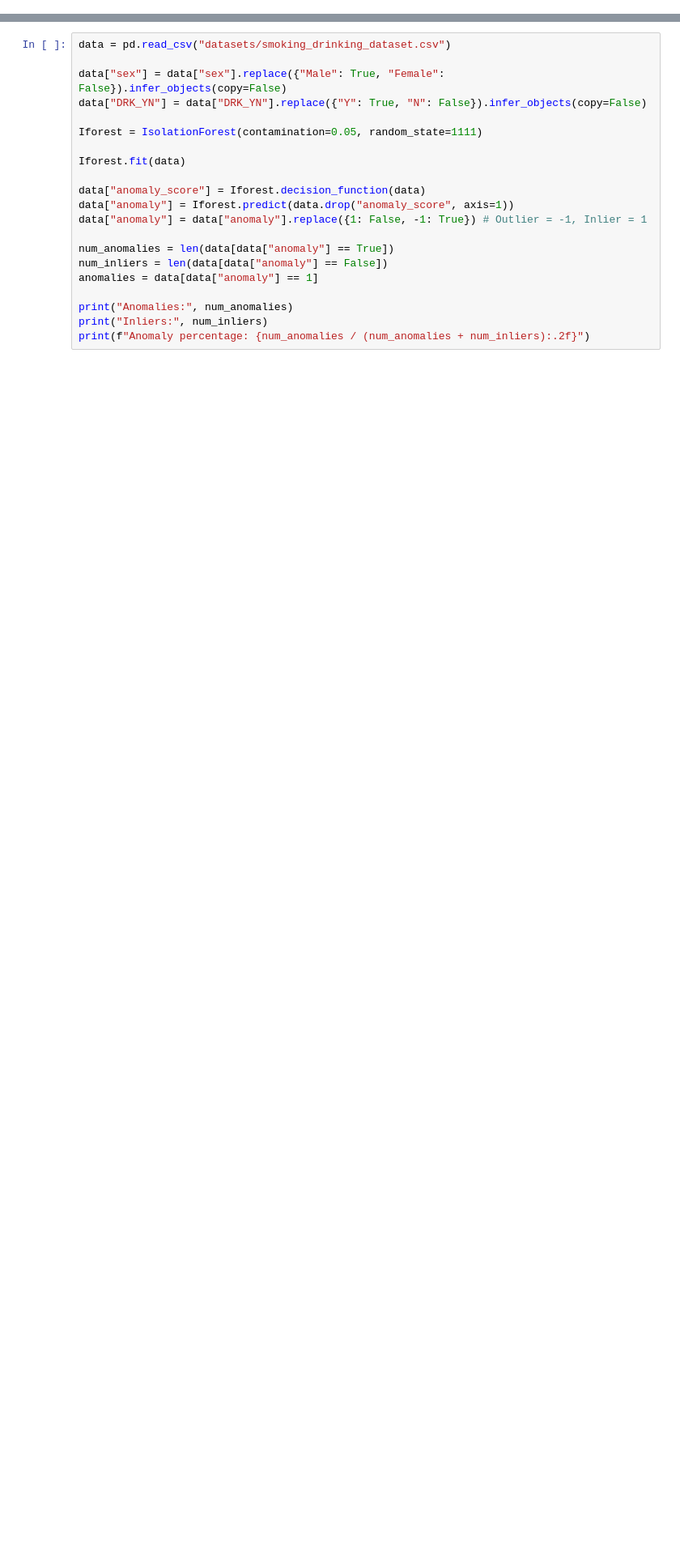
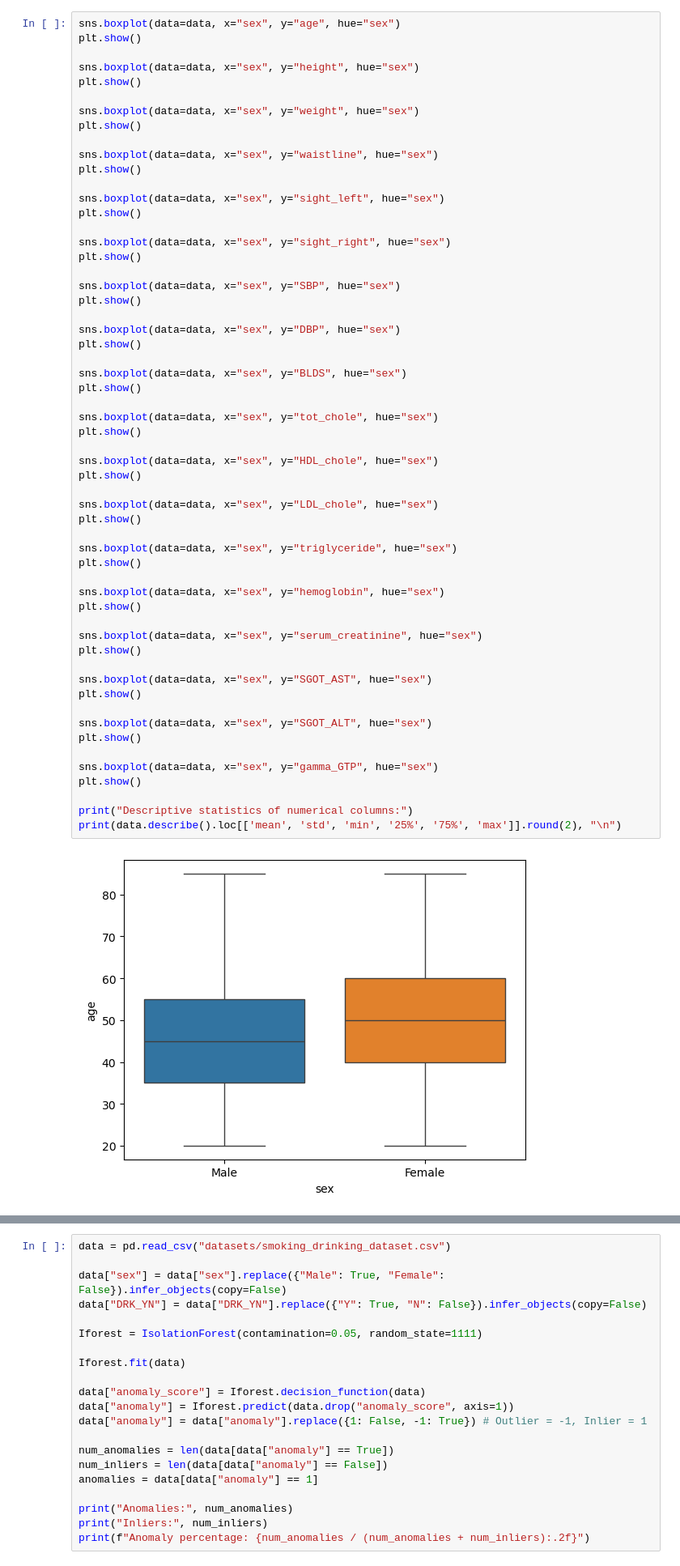
Before and after one commit to storlien/it3212-data-driven-software, a Jupyter notebook: assignment-1/task-3.ipynb, the cells around one changed output, grey strips where cells are left out. Shown at 81% size. Saved outputs shown, nothing was run; the diff lists cells and outputs as text; blank space fills up the shorter version.

```diff
--- a/assignment-1/task-3.ipynb
+++ b/assignment-1/task-3.ipynb
@@ -7,0 +110,59 @@ a) Detect outliers using methods such as the IQR method or Z-score.
+# %%
+sns.boxplot(data=data, x="sex", y="age", hue="sex")
+plt.show()
+
+sns.boxplot(data=data, x="sex", y="height", hue="sex")
+plt.show()
+
+sns.boxplot(data=data, x="sex", y="weight", hue="sex")
+plt.show()
+
+sns.boxplot(data=data, x="sex", y="waistline", hue="sex")
+plt.show()
+
+sns.boxplot(data=data, x="sex", y="sight_left", hue="sex")
+plt.show()
+
+sns.boxplot(data=data, x="sex", y="sight_right", hue="sex")
+plt.show()
+
+sns.boxplot(data=data, x="sex", y="SBP", hue="sex")
+plt.show()
+
+sns.boxplot(data=data, x="sex", y="DBP", hue="sex")
+plt.show()
+
+sns.boxplot(data=data, x="sex", y="BLDS", hue="sex")
+plt.show()
+
+sns.boxplot(data=data, x="sex", y="tot_chole", hue="sex")
+plt.show()
+
+sns.boxplot(data=data, x="sex", y="HDL_chole", hue="sex")
+plt.show()
+
+sns.boxplot(data=data, x="sex", y="LDL_chole", hue="sex")
+plt.show()
+
+sns.boxplot(data=data, x="sex", y="triglyceride", hue="sex")
+plt.show()
+
+sns.boxplot(data=data, x="sex", y="hemoglobin", hue="sex")
+plt.show()
+
+sns.boxplot(data=data, x="sex", y="serum_creatinine", hue="sex")
+plt.show()
+
+sns.boxplot(data=data, x="sex", y="SGOT_AST", hue="sex")
+plt.show()
+
+sns.boxplot(data=data, x="sex", y="SGOT_ALT", hue="sex")
+plt.show()
+
+sns.boxplot(data=data, x="sex", y="gamma_GTP", hue="sex")
+plt.show()
+
+print("Descriptive statistics of numerical columns:")
+print(data.describe().loc[['mean', 'std', 'min', '25%', '75%', 'max']].round(2), "\n")
+# %% [output]
+[figure, added]
```
Also changed, not shown: parts of 4 cells of this notebook, 1 other file.
